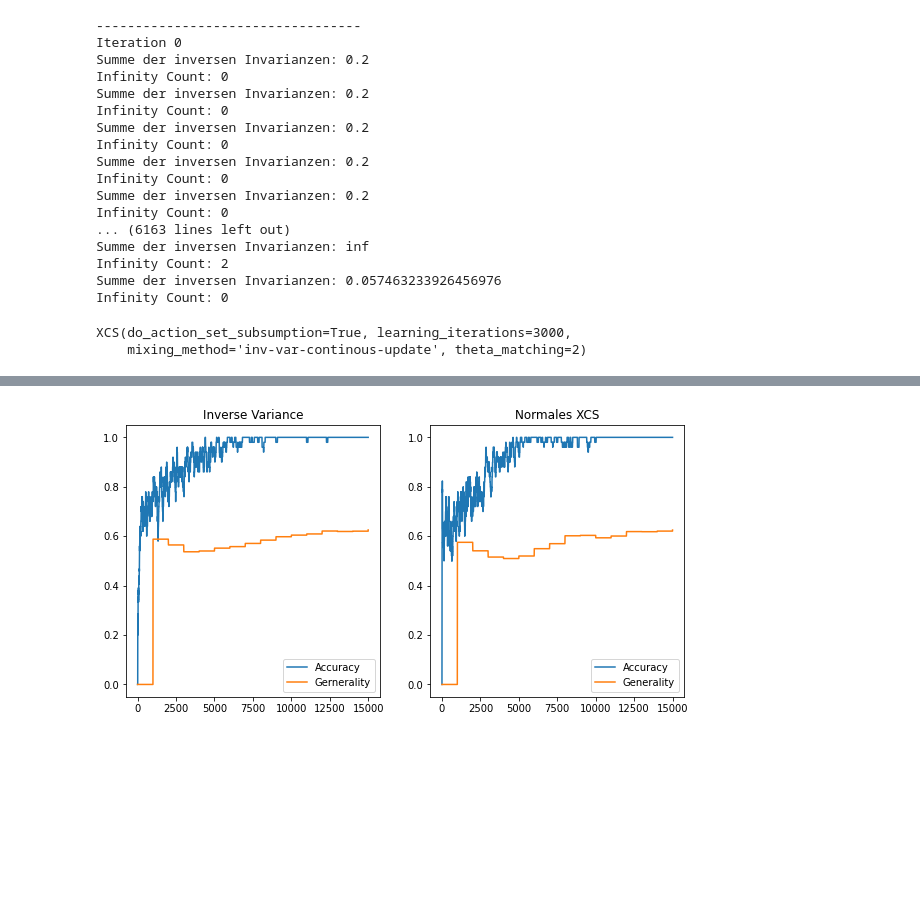
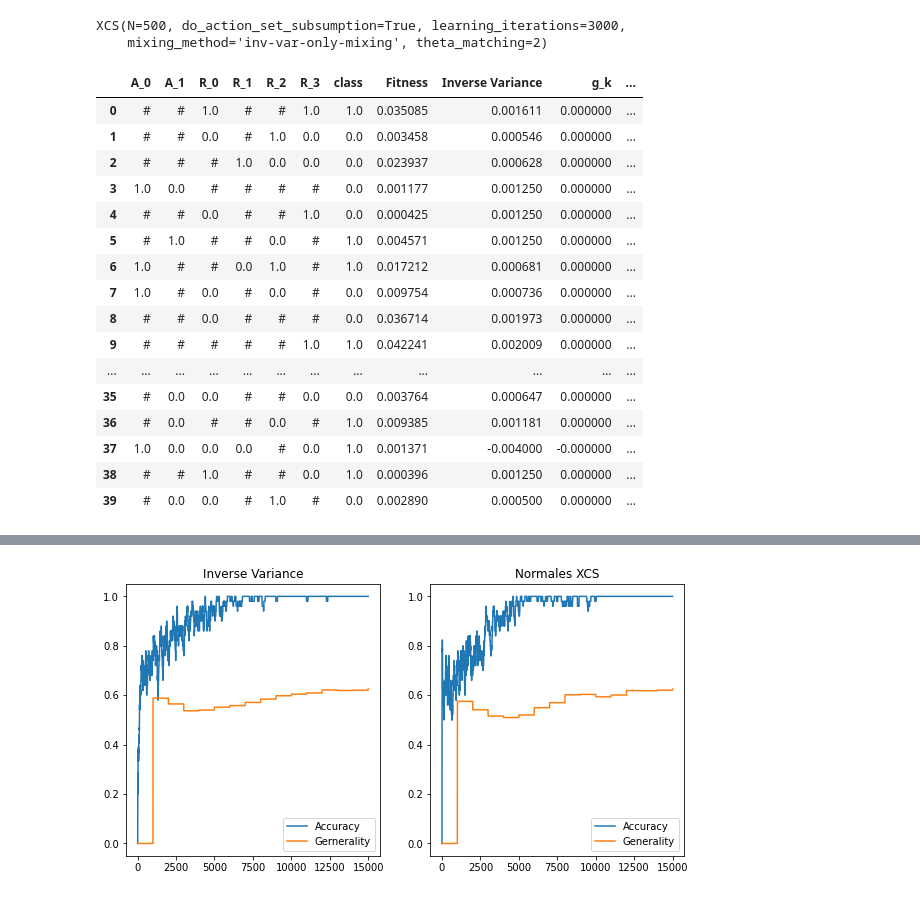
Before and after one commit to markusweis/scikit-XCS, a Jupyter notebook: Small.ipynb, the cells around one changed output, grey strips where cells are left out. Cells and saved outputs as stored; diff of their text form; code cells hidden in the pictures; blank space fills up the shorter version.

```diff
--- a/Small.ipynb
+++ b/Small.ipynb
@@ -12,7 +12,7 @@ from sklearn.model_selection import cross_val_score
 from scipy import stats
 # %%
 #Use StringEnumerator to gather data
-converter = StringEnumerator("test/DataSets/Real/Multiplexer11.csv","class")
+converter = StringEnumerator("test/DataSets/Real/Multiplexer6.csv","class")
 headers,actionLabel,dataFeatures,dataActions = converter.get_params()
 
 #Shuffle data
@@ -22,28 +22,33 @@ dataFeatures = np.delete(formatted,-1,axis=1)
 dataActions = formatted[:,-1]
 
 
-clf_inv_var = XCS(learning_iterations=3000, N=1000, do_action_set_subsumption=True, mixing_method="inv-var-continous-update")
+clf_inv_var = XCS(learning_iterations=3000, N=500, do_action_set_subsumption=True, mixing_method="inv-var-only-mixing")
 clf_inv_var.fit(dataFeatures, dataActions)
 # %% [output]
-----------------------------------
-Iteration 0
-Summe der inversen Invarianzen: 0.2
-Infinity Count: 0
-Summe der inversen Invarianzen: 0.2
-Infinity Count: 0
-Summe der inversen Invarianzen: 0.2
-Infinity Count: 0
-Summe der inversen Invarianzen: 0.2
-Infinity Count: 0
-Summe der inversen Invarianzen: 0.2
-Infinity Count: 0
-... (6163 lines left out)
-Summe der inversen Invarianzen: inf
-Infinity Count: 2
-Summe der inversen Invarianzen: 0.057463233926456976
-Infinity Count: 0
+XCS(N=500, do_action_set_subsumption=True, learning_iterations=3000,
+    mixing_method='inv-var-only-mixing', theta_matching=2)
-XCS(do_action_set_subsumption=True, learning_iterations=3000,
-    mixing_method='inv-var-continous-update', theta_matching=2)
+# %%
+clf_inv_var.export_final_rule_population("defaultExportDir/fileRulePopulation.csv",headers,actionLabel)
+csv = pd.read_csv("defaultExportDir/fileRulePopulation.csv")
+csv[csv.columns[0:20]][0:40]
+# %% [output]
+|  | A_0 | A_1 | R_0 | R_1 | R_2 | R_3 | class | Fitness | Inverse Variance | g_k | ... |
+| 0 | # | # | 1.0 | # | # | 1.0 | 1.0 | 0.035085 | 0.001611 | 0.000000 | ... |
+| 1 | # | # | 0.0 | # | 1.0 | 0.0 | 0.0 | 0.003458 | 0.000546 | 0.000000 | ... |
+| 2 | # | # | # | 1.0 | 0.0 | 0.0 | 0.0 | 0.023937 | 0.000628 | 0.000000 | ... |
+| 3 | 1.0 | 0.0 | # | # | # | # | 0.0 | 0.001177 | 0.001250 | 0.000000 | ... |
+| 4 | # | # | 0.0 | # | # | 1.0 | 0.0 | 0.000425 | 0.001250 | 0.000000 | ... |
+| 5 | # | 1.0 | # | # | 0.0 | # | 1.0 | 0.004571 | 0.001250 | 0.000000 | ... |
+| 6 | 1.0 | # | # | 0.0 | 1.0 | # | 1.0 | 0.017212 | 0.000681 | 0.000000 | ... |
+| 7 | 1.0 | # | 0.0 | # | 0.0 | # | 0.0 | 0.009754 | 0.000736 | 0.000000 | ... |
+| 8 | # | # | 0.0 | # | # | # | 0.0 | 0.036714 | 0.001973 | 0.000000 | ... |
+| 9 | # | # | # | # | # | 1.0 | 1.0 | 0.042241 | 0.002009 | 0.000000 | ... |
+| ... | ... | ... | ... | ... | ... | ... | ... | ... | ... | ... | ... |
+| 35 | # | 0.0 | 0.0 | # | # | 0.0 | 0.0 | 0.003764 | 0.000647 | 0.000000 | ... |
+| 36 | # | 0.0 | # | # | 0.0 | # | 1.0 | 0.009385 | 0.001181 | 0.000000 | ... |
+| 37 | 1.0 | 0.0 | 0.0 | 0.0 | # | 0.0 | 1.0 | 0.001371 | -0.004000 | -0.000000 | ... |
+| 38 | # | # | 1.0 | # | # | 0.0 | 1.0 | 0.000396 | 0.001250 | 0.000000 | ... |
+| 39 | # | 0.0 | 0.0 | # | 1.0 | # | 0.0 | 0.002890 | 0.000500 | 0.000000 | ... |
 # %%
 clf_inv_var.get_final_training_accuracy()
 # %% [output]
```
Also changed, not shown: parts of 4 cells of this notebook, 19 other files.
